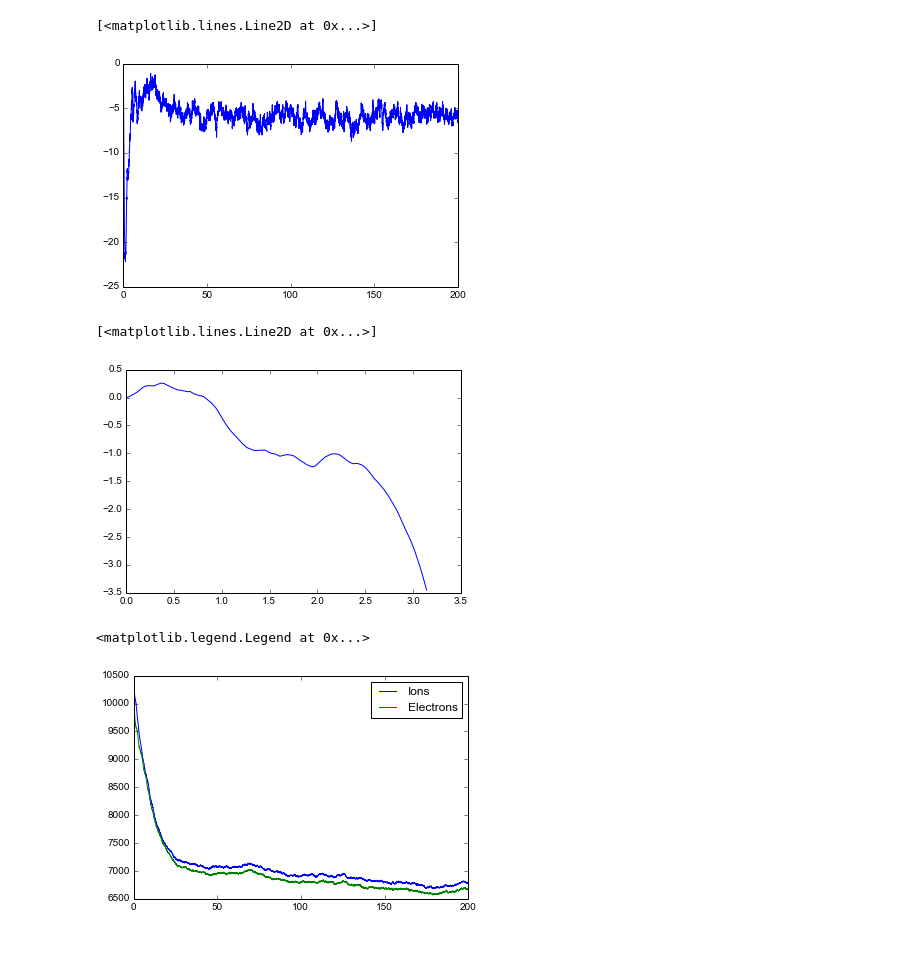
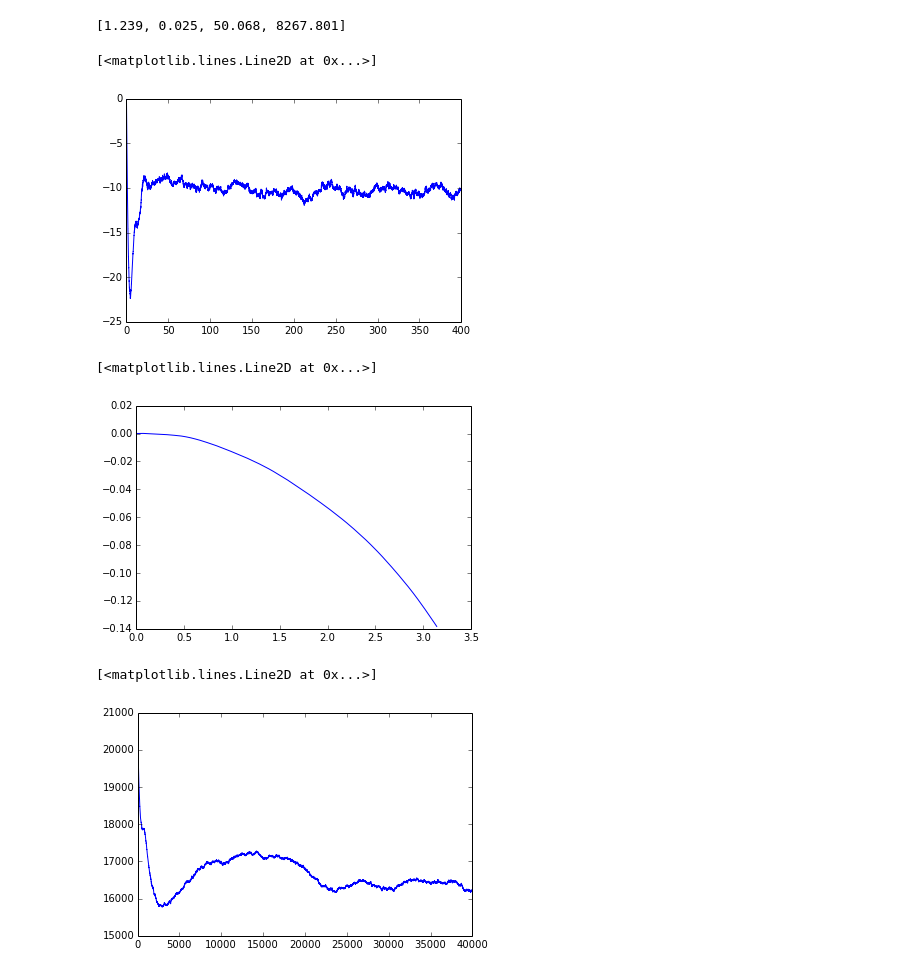
Before and after one commit to shigh/pyes1, a Jupyter notebook: pyes1/sheath.ipynb, the cells around one changed output. Saved outputs shown, nothing was run; the diff lists cells and outputs as text; code cells hidden in the pictures; blank space fills up the shorter version.

```diff
--- a/pyes1/sheath.ipynb
+++ b/pyes1/sheath.ipynb
@@ -10,28 +10,29 @@ import matplotlib.pyplot as plt
 from matplotlib import animation
 from collections import namedtuple
 # %%
-nt = 20000
-n_pairs = 3
+nt = 40000
+n_pairs = 4
 nx = 128
 L  = np.pi
 dx = L/(nx-1)
-L_source = 20*dx
+L_source = L/5.0
 dt = 0.01
 B0 = 0
 me = 1.
 mi = 10.
+KT = 1.0
 
 N_e = nx*80
 N_i = N_e
 n0e = np.linspace(0., L, N_e+1)[:-1]
 n0i = np.linspace(0., L, N_i+1)[:-1]
 
-sample_e = lambda size: norm.rvs(size=size, scale=np.sqrt(1./me))
-sample_i = lambda size: norm.rvs(size=size, scale=np.sqrt(1./mi))
+sample_e = lambda size: norm.rvs(size=size, scale=np.sqrt(KT/me))
+sample_i = lambda size: norm.rvs(size=size, scale=np.sqrt(KT/mi))
 vx0i = sample_i(N_i)
 vx0e = sample_e(N_e)
 
-q = .05
+q = .01
 electron = Species(-q, me, N_e, n0e,
                    vx0e, np.zeros(N_e),
                    sample_e, sample_e)
@@ -40,21 +41,27 @@ ion      = Species(q, mi, N_i, n0i,
                     sample_i, sample_i)
 
 results = pic(electron, ion, nx, dx, nt, dt, L, B0,
-              ['el', 'N', 'phi', 'sig'],
+              ['sig', 'N'],
               n_pairs=n_pairs, L_source=L_source)
 
-el  = results['el']
-Na  = results['N']
+#el  = results['el']
 phi = results['phi']
-sig = results['sig']
+sig = results['sig_all']
+Na  = results['N_all']
 
 x_vals = np.arange(nx)*dx
 t_vals = np.arange(nt+1)*dt
+# %%
+n0 = N_e/L
+ld = np.sqrt(KT/(n0*q**2)/2)
+map(lambda x:round(x,3), [ld, dx, ld/dx, N_e/ld])
+# %% [output]
+[1.239, 0.025, 50.068, 8267.801]
 # %%
 plt.plot(t_vals, sig)
 # %% [output]
 [<matplotlib.lines.Line2D at 0x...>]
-[figure, old version]
+[figure, new version]
 # %%
 if False:
     fig = plt.figure()
@@ -79,21 +86,20 @@ if False:
                                        blit=True)
     im_ani.save("sheath.mp4", writer="mencoder")
 # %%
-plt.plot(x_vals, phi[-1])
+plt.plot(x_vals, q*phi/KT)
 # %% [output]
 [<matplotlib.lines.Line2D at 0x...>]
-[figure, old version]
+[figure, new version]
 # %%
-#plt.plot(Na)
-ne = [np.sum(el[i][:Na[i]]) for i in range(len(el))]
-ni = [Na[i]-ne[i] for i in range(len(el))]
-
-plt.plot(t_vals, ni, label='Ions')
-plt.plot(t_vals, ne, label='Electrons')
-plt.legend(loc='upper right')
+plt.plot(Na)
+#ne = [np.sum(el[i][:Na[i]]) for i in range(len(el))]
+#ni = [Na[i]-ne[i] for i in range(len(el))]
+#plt.plot(t_vals, ni, label='Ions')
+#plt.plot(t_vals, ne, label='Electrons')
+#plt.legend(loc='upper right')
 # %% [output]
-<matplotlib.legend.Legend at 0x...>
+[<matplotlib.lines.Line2D at 0x...>]
-[figure, old version]
+[figure, new version]
 # %%
 if False:
     i = -1
```
Also changed, not shown: 1 other file.
